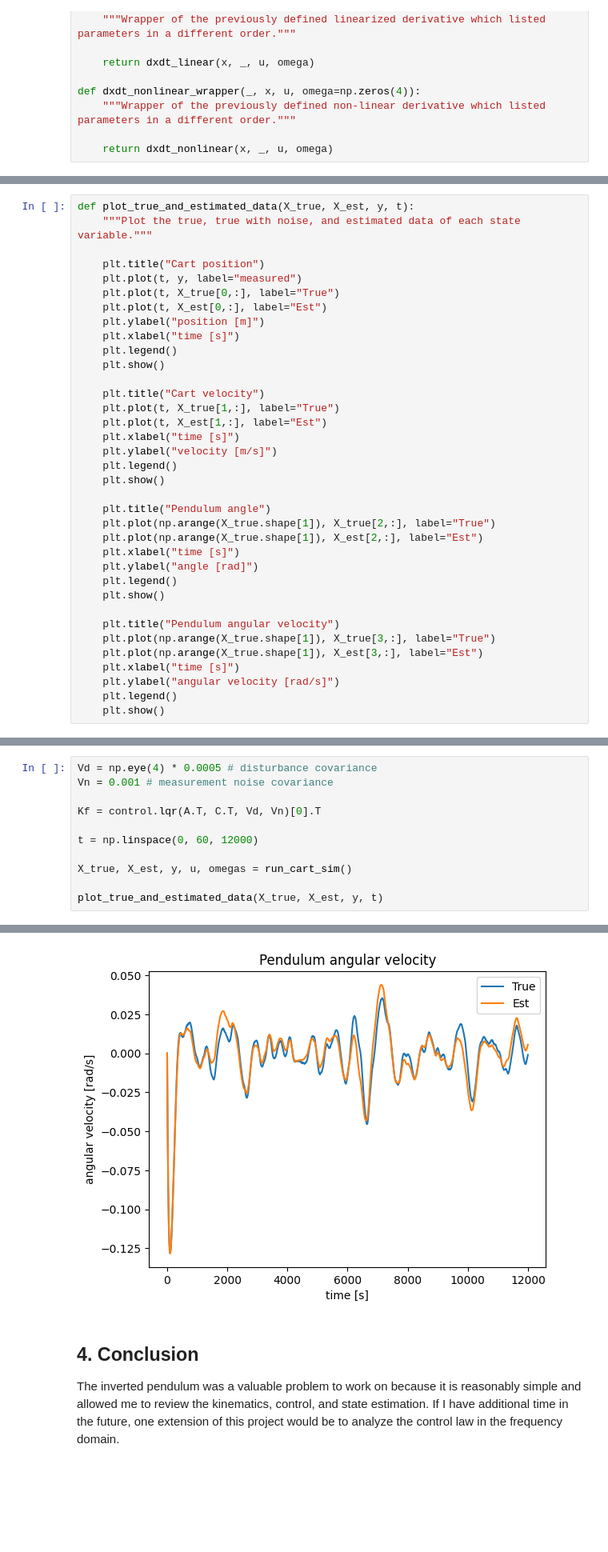
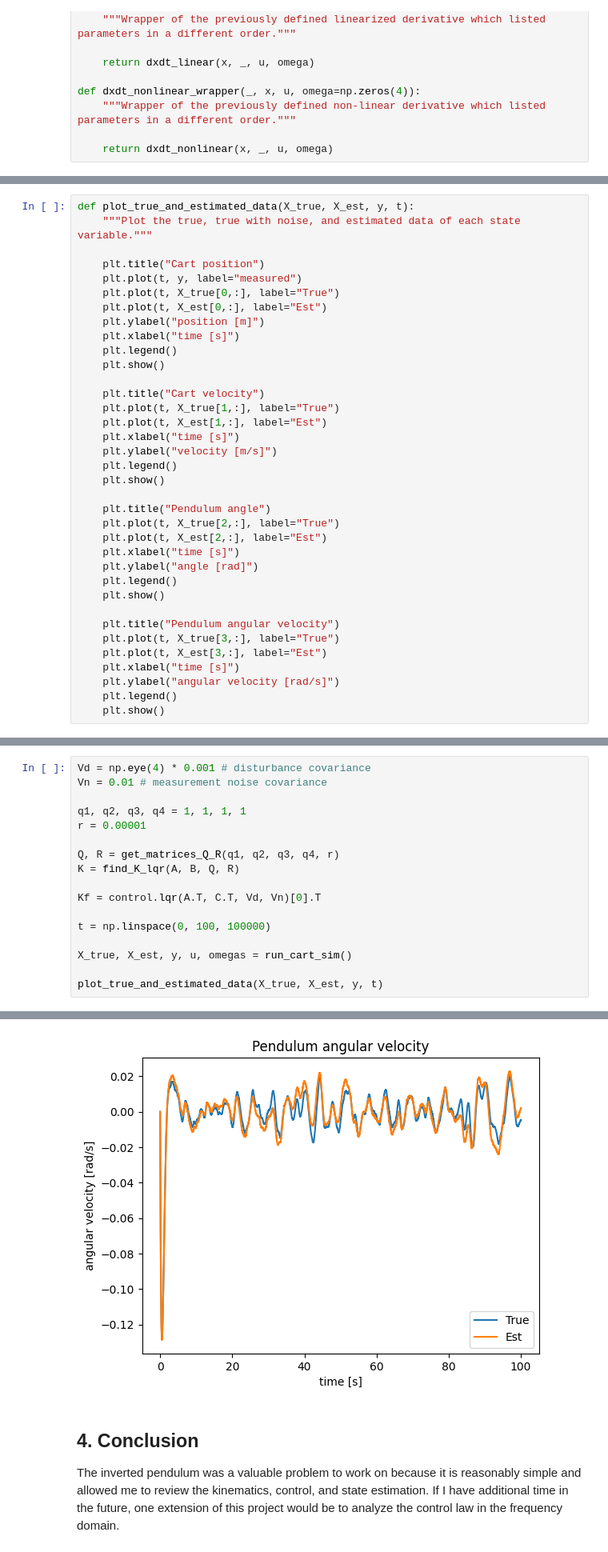
Before and after one commit to paxtonsc/inverted-pendulum-project, a Jupyter notebook: inverted_pendulm.ipynb, the cells around one changed output, grey strips where cells are left out. Shown at 80% size. Saved outputs shown, nothing was run; the diff lists cells and outputs as text; blank space fills up the shorter version.

```diff
--- a/inverted_pendulm.ipynb
+++ b/inverted_pendulm.ipynb
@@ -765,16 +765,16 @@ def plot_true_and_estimated_data(X_true, X_est, y, t):
     plt.show()
 
     plt.title("Pendulum angle")
-    plt.plot(np.arange(X_true.shape[1]), X_true[2,:], label="True")
-    plt.plot(np.arange(X_true.shape[1]), X_est[2,:], label="Est")
+    plt.plot(t, X_true[2,:], label="True")
+    plt.plot(t, X_est[2,:], label="Est")
     plt.xlabel("time [s]")
     plt.ylabel("angle [rad]")
     plt.legend()
     plt.show()
 
     plt.title("Pendulum angular velocity")
-    plt.plot(np.arange(X_true.shape[1]), X_true[3,:], label="True")
-    plt.plot(np.arange(X_true.shape[1]), X_est[3,:], label="Est")
+    plt.plot(t, X_true[3,:], label="True")
+    plt.plot(t, X_est[3,:], label="Est")
     plt.xlabel("time [s]")
     plt.ylabel("angular velocity [rad/s]")
     plt.legend()
@@ -809,10 +809,16 @@ In order to converge, we need to reduce the measurement uncertainty by about a f
 # %%
-Vd = np.eye(4) * 0.0005 # disturbance covariance
-Vn = 0.001 # measurement noise covariance
+Vd = np.eye(4) * 0.001 # disturbance covariance
+Vn = 0.01 # measurement noise covariance
+
+q1, q2, q3, q4 = 1, 1, 1, 1
+r = 0.00001
+
+Q, R = get_matrices_Q_R(q1, q2, q3, q4, r)
+K = find_K_lqr(A, B, Q, R)
 
 Kf = control.lqr(A.T, C.T, Vd, Vn)[0].T
 
-t = np.linspace(0, 60, 12000)
+t = np.linspace(0, 100, 100000)
 
 X_true, X_est, y, u, omegas = run_cart_sim()
 
@@ -824,4 +830,4 @@ plot_true_and_estimated_data(X_true, X_est, y, t)
-[figure, old version]
+[figure, new version]
 # %% [markdown]
 ## 4. Conclusion
 
```
Also changed, not shown: parts of 6 cells of this notebook.
